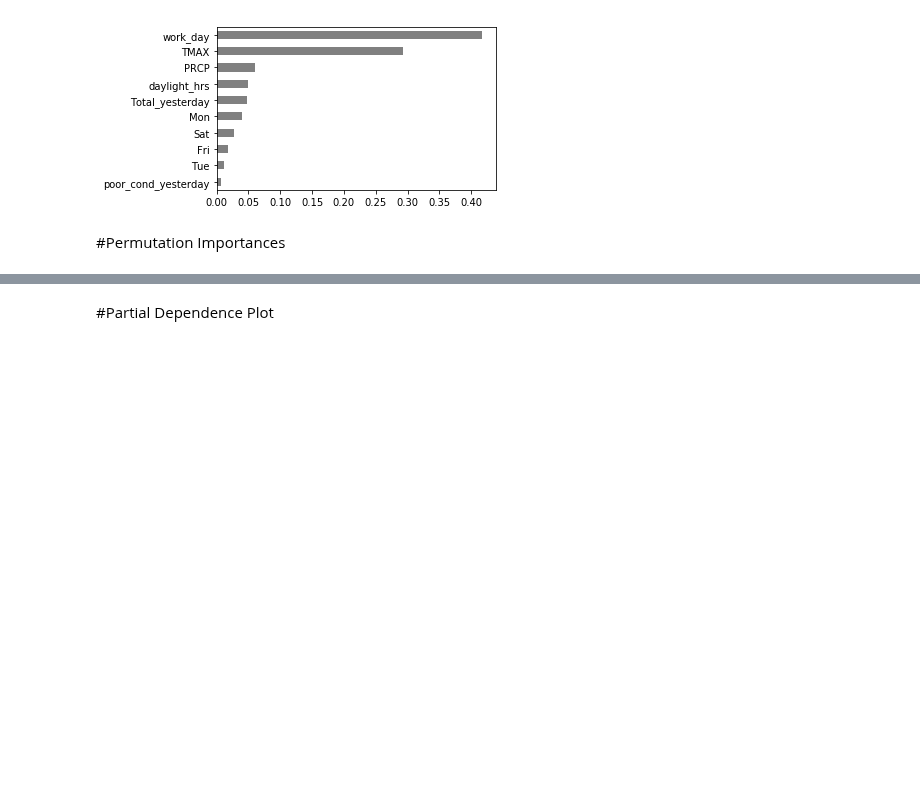
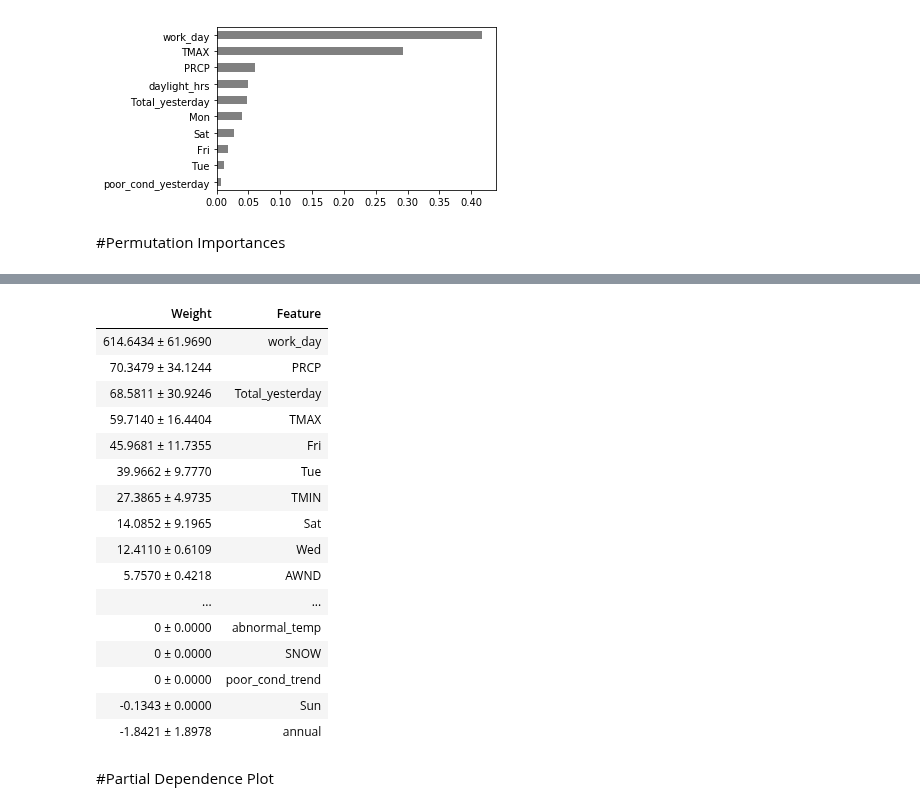
Before and after one commit to LambdaSchool/DS-Unit-2-Sprint-4-Practicing-Understanding, a Jupyter notebook: LS_DS_243_Model_Interpretation_Assignment.ipynb, the cells around one changed output, grey strips where cells are left out. Saved outputs shown, nothing was run; the diff lists cells and outputs as text; code cells hidden in the pictures; blank space fills up the shorter version.

Commit message:
finally figured out my errors and all visualizations work

```diff
--- a/LS_DS_243_Model_Interpretation_Assignment.ipynb
+++ b/LS_DS_243_Model_Interpretation_Assignment.ipynb
@@ -212,8 +230,8 @@ X_test = feature_engineer(X_test).drop(columns=['SNWD','Thu'])
 import eli5
 from eli5.sklearn import PermutationImportance
 
-permuter = PermutationImportance(best, scoring='accuracy', cv='prefit',
-                                 n_iter=2, random_state=42)
+permuter = PermutationImportance(best, scoring='neg_mean_absolute_error',
+                                 cv='prefit', n_iter=2, random_state=42)
 
-permuter.fit(X_test.values,y_test)
+permuter.fit(X_test,y_test)
 # %% [output]
@@ -221,2 +248,23 @@ ValueError: ignored
+# %%
+feature_names = X_test.columns.tolist()
+eli5.show_weights(permuter, top=None, feature_names=feature_names)
+# %% [output]
+| Weight | Feature |
+| 614.6434 ± 61.9690 | work_day |
+| 70.3479 ± 34.1244 | PRCP |
+| 68.5811 ± 30.9246 | Total_yesterday |
+| 59.7140 ± 16.4404 | TMAX |
+| 45.9681 ± 11.7355 | Fri |
+| 39.9662 ± 9.7770 | Tue |
+| 27.3865 ± 4.9735 | TMIN |
+| 14.0852 ± 9.1965 | Sat |
+| 12.4110 ± 0.6109 | Wed |
+| 5.7570 ± 0.4218 | AWND |
+| ... | ... |
+| 0 ± 0.0000 | abnormal_temp |
+| 0 ± 0.0000 | SNOW |
+| 0 ± 0.0000 | poor_cond_trend |
+| -0.1343 ± 0.0000 | Sun |
+| -1.8421 ± 1.8978 | annual |
 # %% [markdown]
 #Partial Dependence Plot
```
Also changed, not shown: parts of 9 cells of this notebook.
